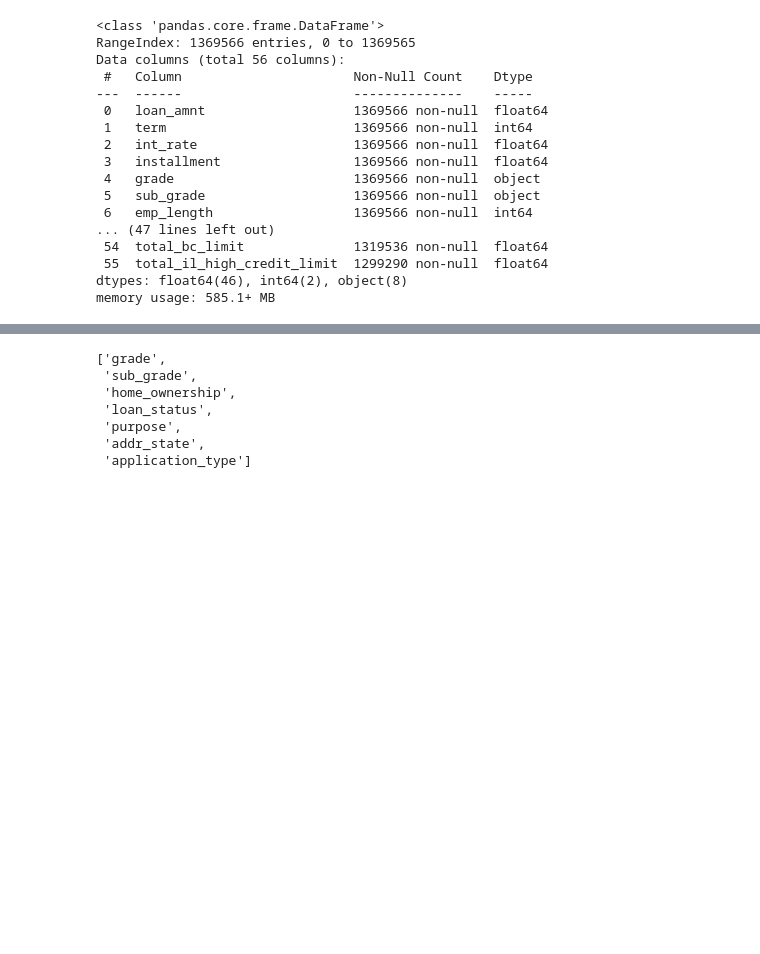
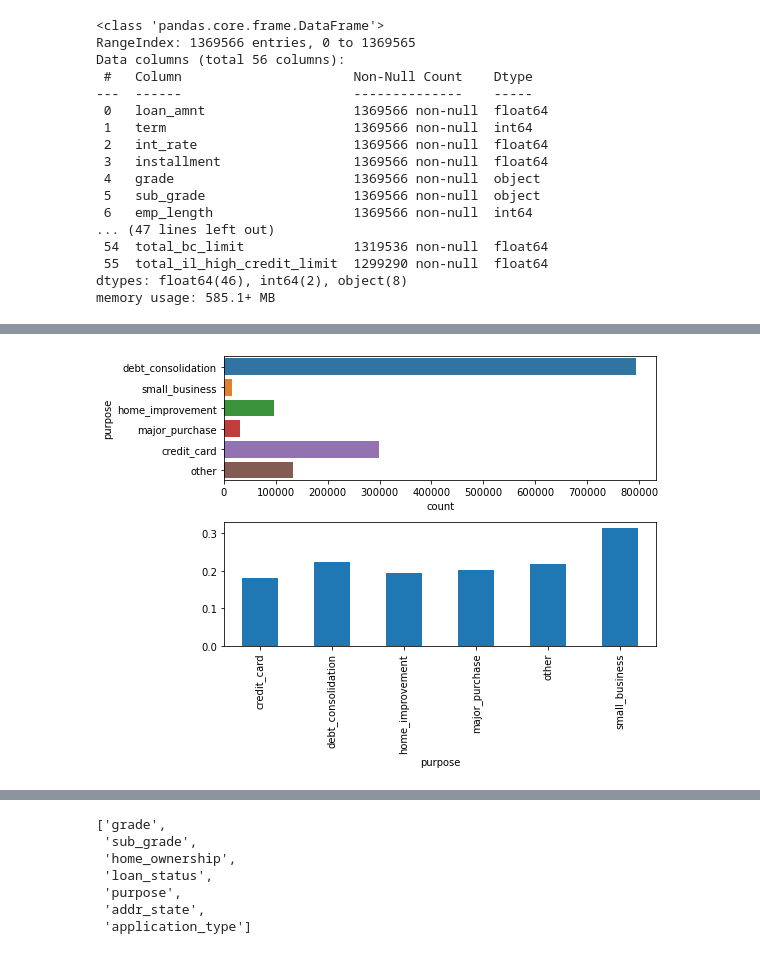
Before and after one commit to WeiDong-Sanderson/LendingClub_Default-Prediction, a Jupyter notebook: Notebook/2. Exploratory Data Analysis (EDA).ipynb, the cells around one changed output, grey strips where cells are left out. Cells and saved outputs as stored; diff of their text form; code cells hidden in the pictures; blank space fills up the shorter version.

```diff
--- a/Notebook/2. Exploratory Data Analysis (EDA).ipynb
+++ b/Notebook/2. Exploratory Data Analysis (EDA).ipynb
@@ -74,0 +118,14 @@ df['Default'] = df['loan_status'].map({'Fully Paid' : 0, 'Default': 1})
+# %%
+plt.figure(figsize=(8, 6))
+
+plt.subplot(2, 1, 1)
+sns.countplot(y = df.purpose)
+
+plt.subplot(2, 1, 2)
+df.groupby('purpose')['Default'].mean().plot.bar()
+
+plt.tight_layout()
+
+# debt_consolidation is the most common type, and small business shows a higher default rate
+# %% [output]
+[figure, added]
```
Also changed, not shown: parts of 59 cells of this notebook.
